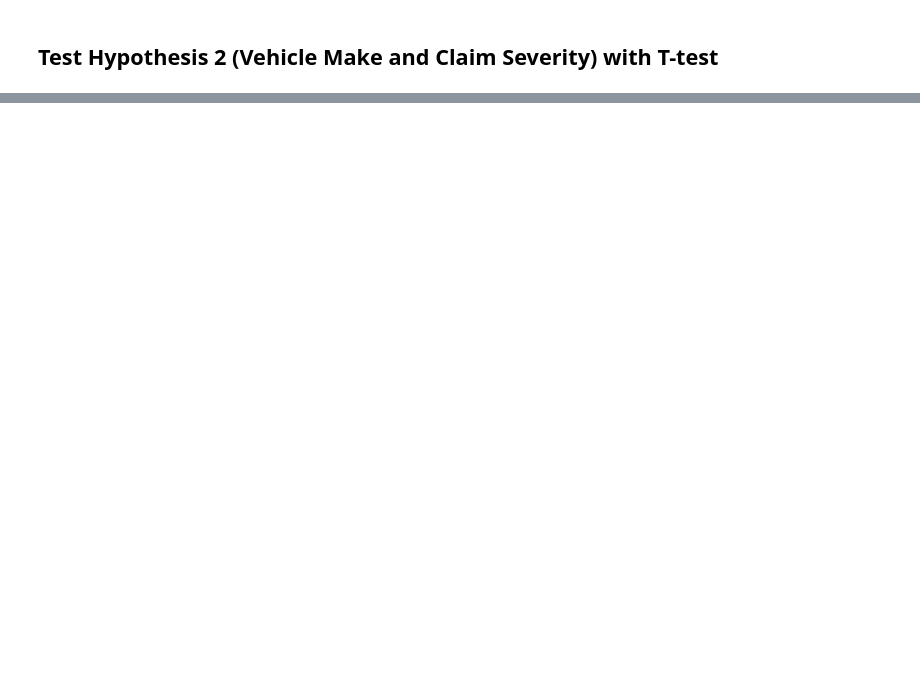
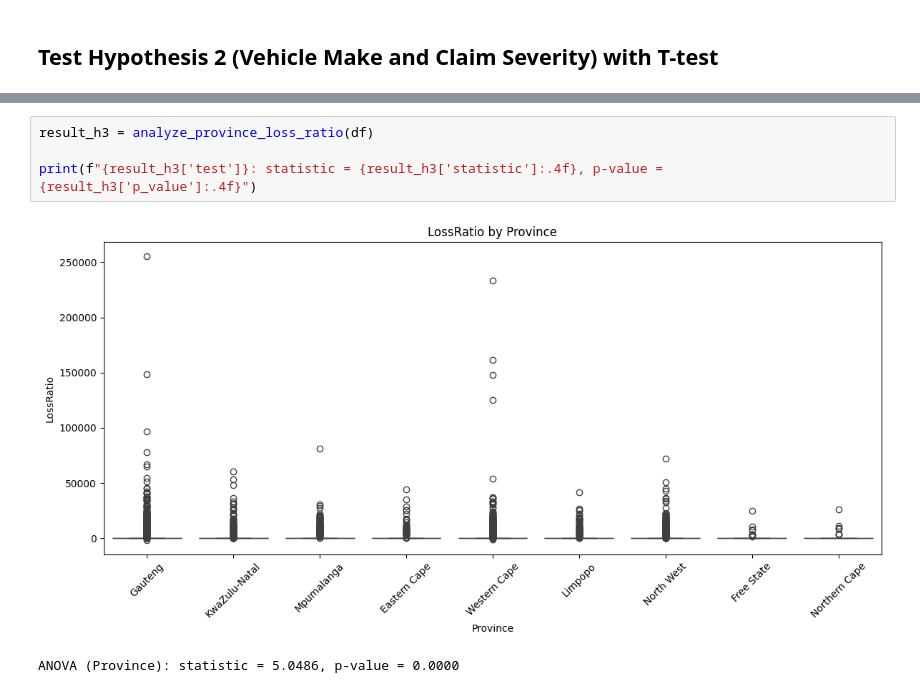
Before and after one commit to Abel5173/ACIS-Insurance-Analytics, a Jupyter notebook: notebooks/task-3-hypothesis.ipynb, the cells around one changed output, grey strips where cells are left out. Drawn from its saved outputs; the diff is of its cells as text; blank space fills up the shorter version.

Commit message:
feat: finalize Task 3 analysis report with test results

```diff
--- a/notebooks/task-3-hypothesis.ipynb
+++ b/notebooks/task-3-hypothesis.ipynb
@@ -126,0 +130,7 @@ AttributeError: QuadMesh.set() got an unexpected keyword argument 'inner'
+# %%
+result_h3 = analyze_province_loss_ratio(df)
+
+print(f"{result_h3['test']}: statistic = {result_h3['statistic']:.4f}, p-value = {result_h3['p_value']:.4f}")
+# %% [output]
+[figure, added]
+ANOVA (Province): statistic = 5.0486, p-value = 0.0000
```
Also changed, not shown: parts of 7 cells of this notebook, 10 other files.
